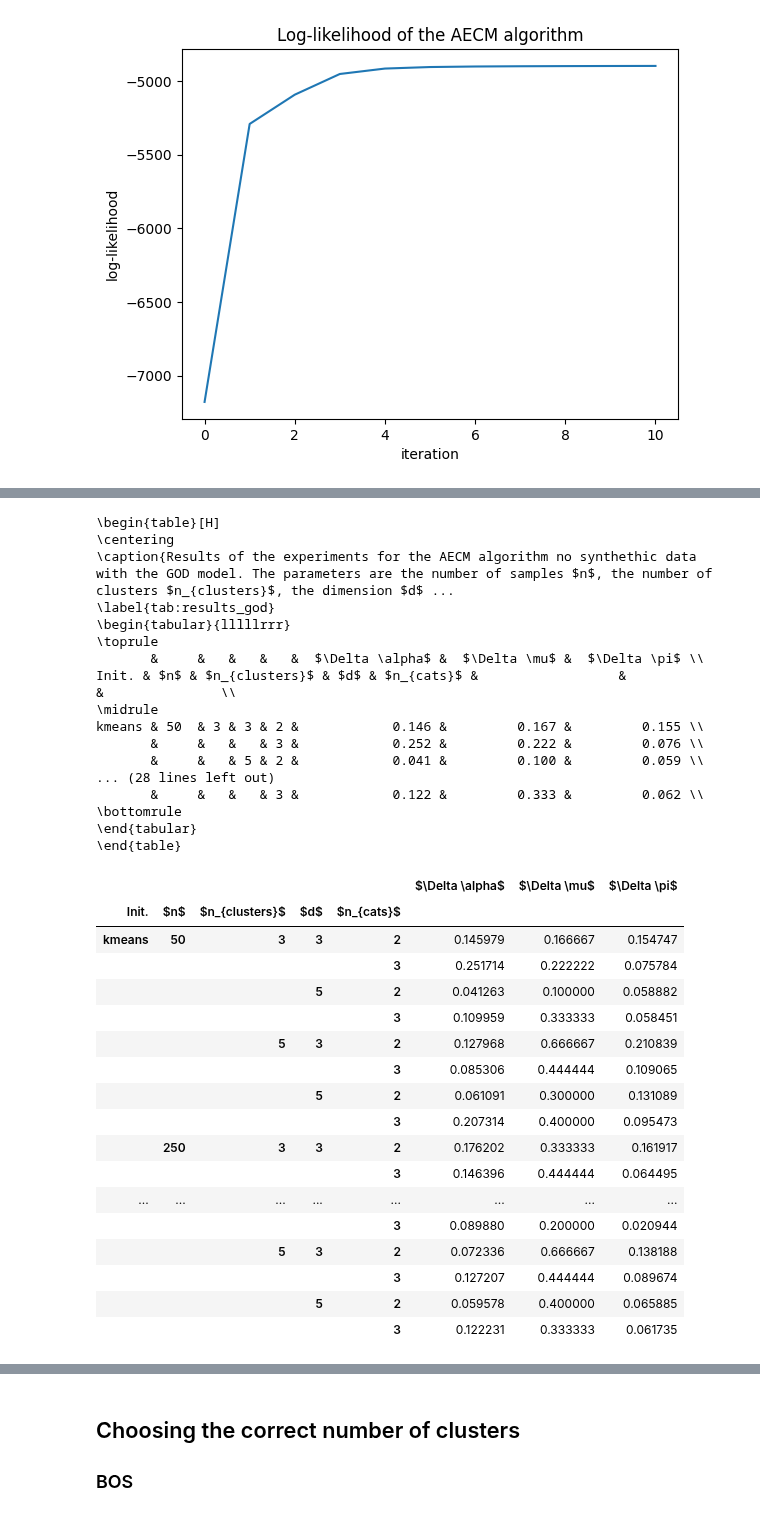
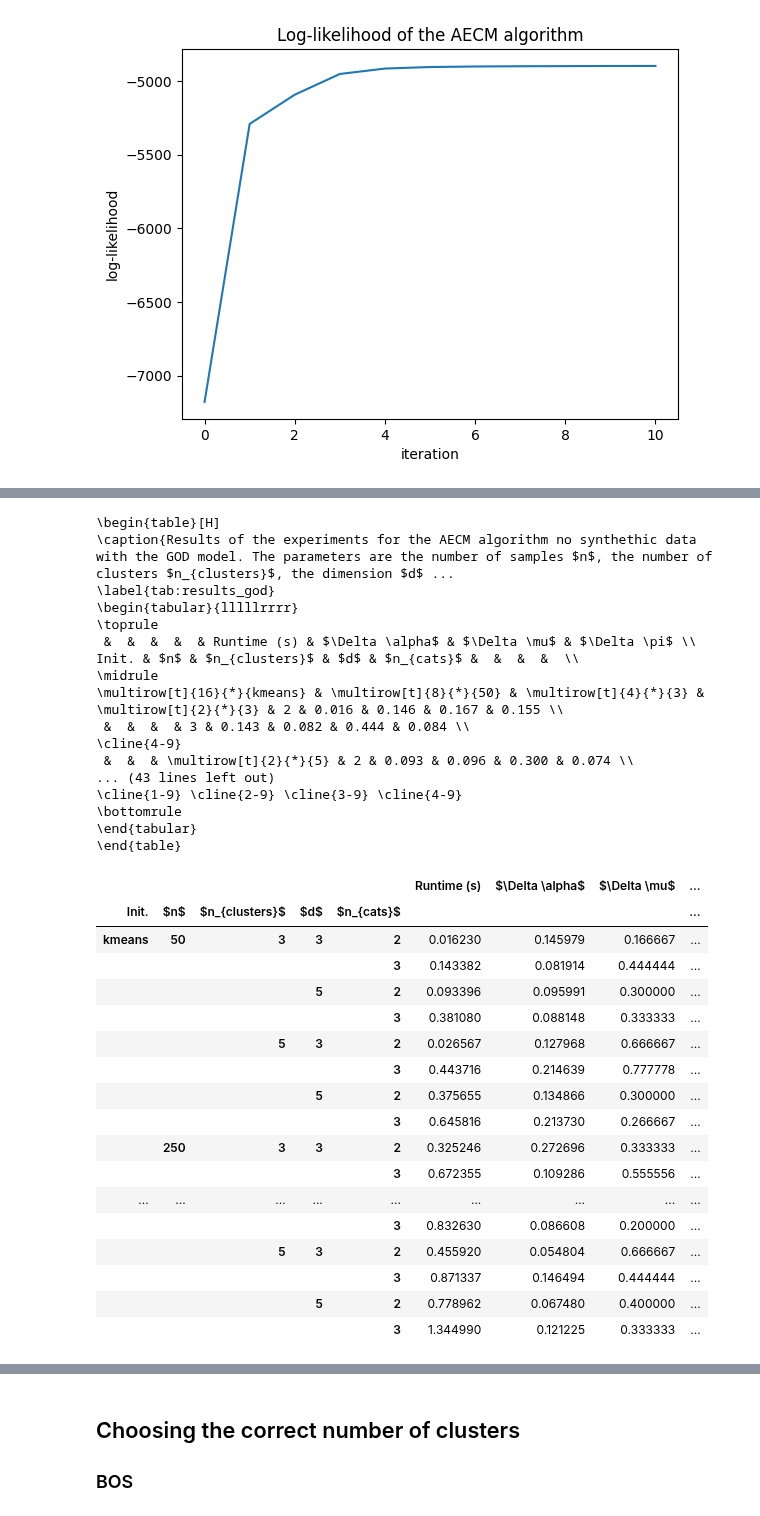
Before and after one commit to Thomick/Ordinal-data-clustering, a Jupyter notebook: notebooks/estimation.ipynb, the cells around one changed output, grey strips where cells are left out. Saved outputs shown, nothing was run; the diff lists cells and outputs as text; code cells hidden in the pictures.

```diff
--- a/notebooks/estimation.ipynb
+++ b/notebooks/estimation.ipynb
@@ -321,10 +324,11 @@ Estimated pi: [0.52400549 0.33470508 0.81344307]
 # %%
-# Experiments:
+import time
 from collections import defaultdict
 from src.utils import optimal_transport_matching
 
 ns = [250, 50]
 n_iter = 10
+eps = 1e-1
 
 n_clusters = [3, 5]
 d = [3, 5]
@@ -350,11 +354,13 @@ for n in ns:
                     true_alpha = np.random.random(nc)
                     true_alpha = true_alpha / np.sum(true_alpha)
 
-                    data = generate_data(n, dim, m, nc, true_alpha, true_mu, true_pi, 0)
+                    data = generate_data(n, dim, m, nc, true_alpha, true_mu, true_pi, seed=0)
 
-                    clustering = OrdinalClustering(nc, model="bos", init=init, n_iter=n_iter, eps=eps)
+                    start_time = time.time()
+                    clustering = OrdinalClustering(nc, model="bos", init=init, n_iter=n_iter, eps=eps, seed=0)
 
                     alpha_hat, mu_hat, pi_hat, ll_list = clustering.fit(data[0], m)
+                    run_time = time.time() - start_time
 
                     labels = clustering.labels_
                     ot_matching = optimal_transport_matching(labels, data[1], nc)
@@ -376,6 +382,7 @@ for n in ns:
                     scores["pi"].append(pi_hat)
                     scores["mu"].append(mu_hat)
                     scores["alpha"].append(alpha_hat)
+                    scores["run_time"].append(run_time)
                     scores["delta_alpha"].append(delta_alpha)
                     scores["delta_mu"].append(delta_mu)
                     scores["delta_pi"].append(delta_pi)
@@ -499,17 +507,21 @@ for n in ns:
                     true_alpha = np.random.random(nc)
                     true_alpha = true_alpha / np.sum(true_alpha)
 
-                    data = generate_data(n, dim, m, nc, true_alpha, true_mu, true_pi, 0)
+                    data = generate_data(n, dim, m, nc, true_alpha, true_mu, true_pi, seed=0)
 
+                    start_time = time.time()
                     # clustering = OrdinalClustering(nc, model="bos", init=init, n_iter=n_iter, eps=eps)
                     clustering = AECM_BOS(nb_clusters=nc,
                                           nb_features=dim,
                                           ms=m,
                                           data=data[0],
-                                          verbose=False)
+                                          verbose=False,
+                                          seed=0
+                                          )
 
                     # alpha_hat, mu_hat, pi_hat, ll_list = clustering.fit(data[0], m)
                     ll_list = clustering.fit(epsilon_aecm=eps, max_iter_aecm=n_iter, initialization=init)
+                    run_time = time.time() - start_time
                     alpha_hat = clustering.alphas
                     mu_hat = clustering.mus
                     pi_hat = clustering.pis
@@ -534,6 +546,7 @@ for n in ns:
                     scores["pi"].append(pi_hat)
                     scores["mu"].append(mu_hat)
                     scores["alpha"].append(alpha_hat)
+                    scores["run_time"].append(run_time)
                     scores["delta_alpha"].append(delta_alpha)
                     scores["delta_mu"].append(delta_mu)
                     scores["delta_pi"].append(delta_pi)
@@ -828,6 +844,7 @@ from src.utils import optimal_transport_matching
 
 ns = [250, 50]
 n_iter = 10
+eps = 1e-1
 
 n_clusters = [3, 5]
 d = [3, 5]
@@ -855,9 +872,11 @@ for n in ns:
 
                     data = generate_data(n, dim, m, nc, true_alpha, true_mu, true_pi, 0, model="god")
 
+                    start_time = time.time()
                     clustering = OrdinalClustering(nc, model="god", init=init, n_iter=n_iter, eps=eps)
 
                     alpha_hat, mu_hat, pi_hat, ll_list = clustering.fit(data[0], m)
+                    run_time = time.time() - start_time
 
                     labels = clustering.labels_
                     ot_matching = optimal_transport_matching(labels, data[1], nc)
@@ -879,6 +898,7 @@ for n in ns:
                     scores["pi"].append(pi_hat)
                     scores["mu"].append(mu_hat)
                     scores["alpha"].append(alpha_hat)
+                    scores["run_time"].append(run_time)
                     scores["delta_alpha"].append(delta_alpha)
                     scores["delta_mu"].append(delta_mu)
                     scores["delta_pi"].append(delta_pi)
@@ -912,60 +932,61 @@ scores_short = scores.drop(["pi", "mu", "alpha", "ll"], axis=1)
 scores_short.columns = [
     "Init.",
     "$n$",
     "$n_{clusters}$",
     "$d$",
     "$n_{cats}$",
+    "Runtime (s)",
     rf"$\Delta \alpha$",
     rf"$\Delta \mu$",
     rf"$\Delta \pi$",
 ]
 scores_short = scores_short.groupby(["Init.", "$n$", "$n_{clusters}$", "$d$", "$n_{cats}$"]).mean()
 # scores_short = scores_short.transpose()
 
 caption = "Results of the experiments for the AECM algorithm no synthethic data with the GOD model. The parameters are the number of samples $n$, the number of clusters $n_{clusters}$, the dimension $d$ and the number of categories $n_{cats}$. The deltas are the average of the $L_1$ distances between the true and estimated parameters after applying optimal transport to find the correct clusters."
 
 print(scores_short.to_latex(caption=caption, float_format="%.3f",
                             label="tab:results_god", escape=False,
                             position="H",
                             multicolumn_format="c",
                             ))
 scores_short
 # %% [output]
 \begin{table}[H]
-\centering
 \caption{Results of the experiments for the AECM algorithm no synthethic data with the GOD model. The parameters are the number of samples $n$, the number of clusters $n_{clusters}$, the dimension $d$ ...
 \label{tab:results_god}
-\begin{tabular}{lllllrrr}
+\begin{tabular}{lllllrrrr}
 \toprule
-       &     &   &   &   &  $\Delta \alpha$ &  $\Delta \mu$ &  $\Delta \pi$ \\
-Init. & $n$ & $n_{clusters}$ & $d$ & $n_{cats}$ &                  &               &               \\
+ &  &  &  &  & Runtime (s) & $\Delta \alpha$ & $\Delta \mu$ & $\Delta \pi$ \\
+Init. & $n$ & $n_{clusters}$ & $d$ & $n_{cats}$ &  &  &  &  \\
 \midrule
-kmeans & 50  & 3 & 3 & 2 &            0.146 &         0.167 &         0.155 \\
-       &     &   &   & 3 &            0.252 &         0.222 &         0.076 \\
-       &     &   & 5 & 2 &            0.041 &         0.100 &         0.059 \\
-... (28 lines left out)
-       &     &   &   & 3 &            0.122 &         0.333 &         0.062 \\
+\multirow[t]{16}{*}{kmeans} & \multirow[t]{8}{*}{50} & \multirow[t]{4}{*}{3} & \multirow[t]{2}{*}{3} & 2 & 0.016 & 0.146 & 0.167 & 0.155 \\
+ &  &  &  & 3 & 0.143 & 0.082 & 0.444 & 0.084 \\
+\cline{4-9}
+ &  &  & \multirow[t]{2}{*}{5} & 2 & 0.093 & 0.096 & 0.300 & 0.074 \\
+... (43 lines left out)
+\cline{1-9} \cline{2-9} \cline{3-9} \cline{4-9}
 \bottomrule
 \end{tabular}
 \end{table}
-|  |  |  |  |  | $\Delta \alpha$ | $\Delta \mu$ | $\Delta \pi$ |
-| Init. | $n$ | $n_{clusters}$ | $d$ | $n_{cats}$ |  |  |  |
-| kmeans | 50 | 3 | 3 | 2 | 0.145979 | 0.166667 | 0.154747 |
-|  |  |  |  | 3 | 0.251714 | 0.222222 | 0.075784 |
-|  |  |  | 5 | 2 | 0.041263 | 0.100000 | 0.058882 |
-|  |  |  |  | 3 | 0.109959 | 0.333333 | 0.058451 |
-|  |  | 5 | 3 | 2 | 0.127968 | 0.666667 | 0.210839 |
-|  |  |  |  | 3 | 0.085306 | 0.444444 | 0.109065 |
-|  |  |  | 5 | 2 | 0.061091 | 0.300000 | 0.131089 |
-|  |  |  |  | 3 | 0.207314 | 0.400000 | 0.095473 |
-|  | 250 | 3 | 3 | 2 | 0.176202 | 0.333333 | 0.161917 |
-|  |  |  |  | 3 | 0.146396 | 0.444444 | 0.064495 |
-| ... | ... | ... | ... | ... | ... | ... | ... |
-|  |  |  |  | 3 | 0.089880 | 0.200000 | 0.020944 |
-|  |  | 5 | 3 | 2 | 0.072336 | 0.666667 | 0.138188 |
-|  |  |  |  | 3 | 0.127207 | 0.444444 | 0.089674 |
-|  |  |  | 5 | 2 | 0.059578 | 0.400000 | 0.065885 |
-|  |  |  |  | 3 | 0.122231 | 0.333333 | 0.061735 |
+|  |  |  |  |  | Runtime (s) | $\Delta \alpha$ | $\Delta \mu$ | ... |
+| Init. | $n$ | $n_{clusters}$ | $d$ | $n_{cats}$ |  |  |  | ... |
+| kmeans | 50 | 3 | 3 | 2 | 0.016230 | 0.145979 | 0.166667 | ... |
+|  |  |  |  | 3 | 0.143382 | 0.081914 | 0.444444 | ... |
+|  |  |  | 5 | 2 | 0.093396 | 0.095991 | 0.300000 | ... |
+|  |  |  |  | 3 | 0.381080 | 0.088148 | 0.333333 | ... |
+|  |  | 5 | 3 | 2 | 0.026567 | 0.127968 | 0.666667 | ... |
+|  |  |  |  | 3 | 0.443716 | 0.214639 | 0.777778 | ... |
+|  |  |  | 5 | 2 | 0.375655 | 0.134866 | 0.300000 | ... |
+|  |  |  |  | 3 | 0.645816 | 0.213730 | 0.266667 | ... |
+|  | 250 | 3 | 3 | 2 | 0.325246 | 0.272696 | 0.333333 | ... |
+|  |  |  |  | 3 | 0.672355 | 0.109286 | 0.555556 | ... |
+| ... | ... | ... | ... | ... | ... | ... | ... | ... |
+|  |  |  |  | 3 | 0.832630 | 0.086608 | 0.200000 | ... |
+|  |  | 5 | 3 | 2 | 0.455920 | 0.054804 | 0.666667 | ... |
+|  |  |  |  | 3 | 0.871337 | 0.146494 | 0.444444 | ... |
+|  |  |  | 5 | 2 | 0.778962 | 0.067480 | 0.400000 | ... |
+|  |  |  |  | 3 | 1.344990 | 0.121225 | 0.333333 | ... |
 # %%
 # Experiments:
 from collections import defaultdict
```
Also changed, not shown: parts of 21 cells of this notebook.
